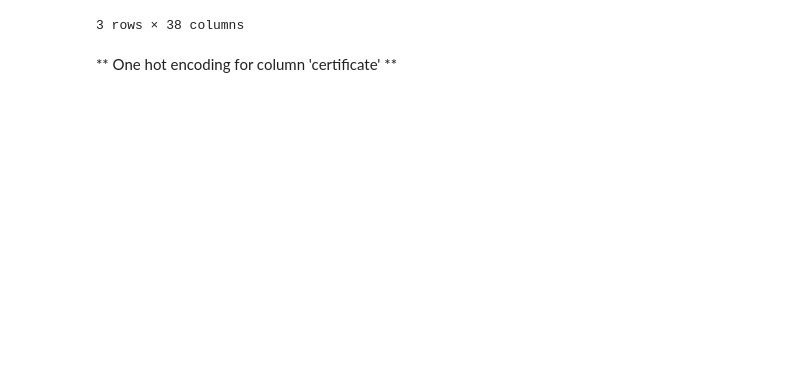
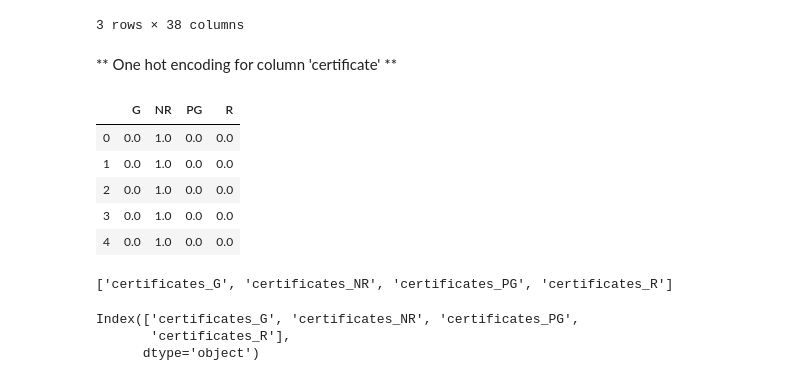
Before and after one commit to SanchayniB/Serendipitous-Recommender-System, a Jupyter notebook: EDA/Imdb_extraction.ipynb, the cells around one changed output. Drawn from its saved outputs; the diff is of its cells as text; code cells hidden in the pictures; blank space fills up the shorter version.

```diff
--- a/EDA/Imdb_extraction.ipynb
+++ b/EDA/Imdb_extraction.ipynb
@@ -515,5 +515,14 @@ imdbData_dropna.head(3)
 enc = OneHotEncoder(handle_unknown='ignore')
 X = enc.fit_transform(np.array(imdbData_dropna['certificates']).reshape(-1, 1))
 X = pd.DataFrame(X.toarray(), columns=enc.categories_)
+# %%
+X.head()
+# %% [output]
+|  | G | NR | PG | R |
+| 0 | 0.0 | 1.0 | 0.0 | 0.0 |
+| 1 | 0.0 | 1.0 | 0.0 | 0.0 |
+| 2 | 0.0 | 1.0 | 0.0 | 0.0 |
+| 3 | 0.0 | 1.0 | 0.0 | 0.0 |
+| 4 | 0.0 | 1.0 | 0.0 | 0.0 |
 # %%
 X.head()
@@ -521 +530,13 @@ X = X.add_prefix(str('certificates'+ '_'))
+# %%
+cols_c = [str(x).split('\'')[1] for x in list(X.columns)]
+print(cols_c)
+X.columns = cols_c
+# %% [output]
+['certificates_G', 'certificates_NR', 'certificates_PG', 'certificates_R']
+# %%
+X.columns
+# %% [output]
+Index(['certificates_G', 'certificates_NR', 'certificates_PG',
+       'certificates_R'],
+      dtype='object')
 # %%
```
Also changed, not shown: parts of 4 cells of this notebook, 1 other file.
